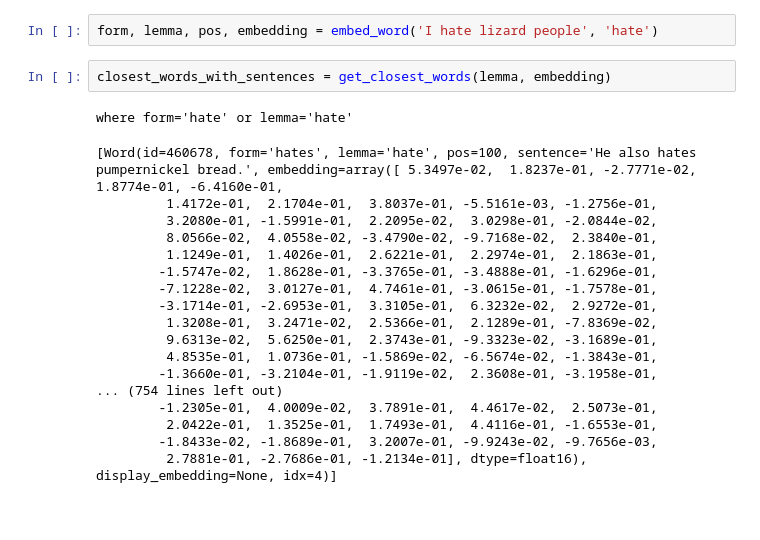
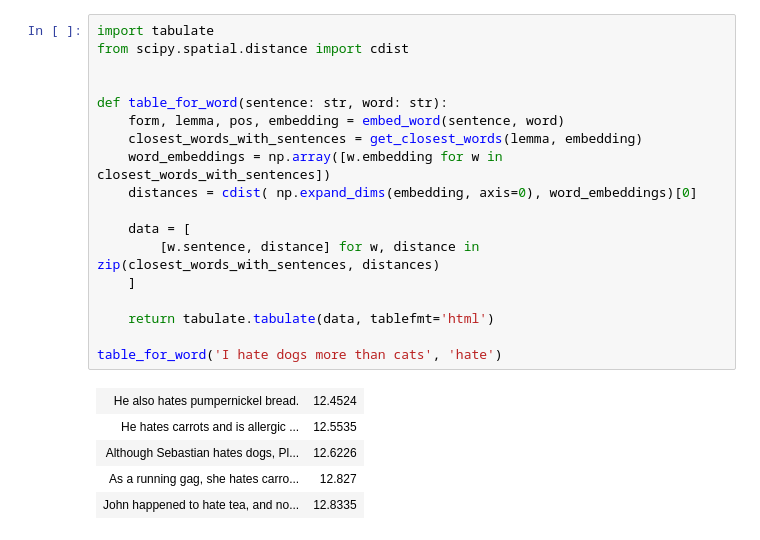
Before and after one commit to Mindful/yans2021, a Jupyter notebook: word_similarity.ipynb, the cells around one changed output. Drawn from its saved outputs; the diff is of its cells as text; blank space fills up the shorter version.

Commit message:
tables with distances

```diff
--- a/word_similarity.ipynb
+++ b/word_similarity.ipynb
@@ -43,25 +41,26 @@ Some weights of the model checkpoint at bert-base-uncased were not used when ini
 - This IS expected if you are initializing BertModel from the checkpoint of a model trained on another task or with another architecture (e.g. initializing a BertForSequenceClassification model from a ...
 - This IS NOT expected if you are initializing BertModel from the checkpoint of a model that you expect to be exactly identical (initializing a BertForSequenceClassification model from a BertForSequen ...
-# %%
-form, lemma, pos, embedding = embed_word('I hate lizard people', 'hate')
-# %%
-closest_words_with_sentences = get_closest_words(lemma, embedding)
-# %% [output]
-where form='hate' or lemma='hate'
-[Word(id=460678, form='hates', lemma='hate', pos=100, sentence='He also hates pumpernickel bread.', embedding=array([ 5.3497e-02,  1.8237e-01, -2.7771e-02,  1.8774e-01, -6.4160e-01,
-         1.4172e-01,  2.1704e-01,  3.8037e-01, -5.5161e-03, -1.2756e-01,
-         3.2080e-01, -1.5991e-01,  2.2095e-02,  3.0298e-01, -2.0844e-02,
-         8.0566e-02,  4.0558e-02, -3.4790e-02, -9.7168e-02,  2.3840e-01,
-         1.1249e-01,  1.4026e-01,  2.6221e-01,  2.2974e-01,  2.1863e-01,
-        -1.5747e-02,  1.8628e-01, -3.3765e-01, -3.4888e-01, -1.6296e-01,
-        -7.1228e-02,  3.0127e-01,  4.7461e-01, -3.0615e-01, -1.7578e-01,
-        -3.1714e-01, -2.6953e-01,  3.3105e-01,  6.3232e-02,  2.9272e-01,
-         1.3208e-01,  3.2471e-02,  2.5366e-01,  2.1289e-01, -7.8369e-02,
-         9.6313e-02,  5.6250e-01,  2.3743e-01, -9.3323e-02, -3.1689e-01,
-         4.8535e-01,  1.0736e-01, -1.5869e-02, -6.5674e-02, -1.3843e-01,
-        -1.3660e-01, -3.2104e-01, -1.9119e-02,  2.3608e-01, -3.1958e-01,
-... (754 lines left out)
-        -1.2305e-01,  4.0009e-02,  3.7891e-01,  4.4617e-02,  2.5073e-01,
-         2.0422e-01,  1.3525e-01,  1.7493e-01,  4.4116e-01, -1.6553e-01,
-        -1.8433e-02, -1.8689e-01,  3.2007e-01, -9.9243e-02, -9.7656e-03,
-         2.7881e-01, -2.7686e-01, -1.2134e-01], dtype=float16), display_embedding=None, idx=4)]
+# %%
+import tabulate
+from scipy.spatial.distance import cdist
+
+
+def table_for_word(sentence: str, word: str):
+    form, lemma, pos, embedding = embed_word(sentence, word)
+    closest_words_with_sentences = get_closest_words(lemma, embedding)
+    word_embeddings = np.array([w.embedding for w in closest_words_with_sentences])
+    distances = cdist( np.expand_dims(embedding, axis=0), word_embeddings)[0]
+
+    data = [
+        [w.sentence, distance] for w, distance in zip(closest_words_with_sentences, distances)
+    ]
+
+    return tabulate.tabulate(data, tablefmt='html')
+
+table_for_word('I hate dogs more than cats', 'hate')
+# %% [output]
+| He also hates pumpernickel bread. | 12.4524 |
+| He hates carrots and is allergic ... | 12.5535 |
+| Although Sebastian hates dogs, Pl... | 12.6226 |
+| As a running gag, she hates carro... | 12.827 |
+| John happened to hate tea, and no... | 12.8335 |
```
Also changed, not shown: parts of 5 cells of this notebook, 1 other file.
